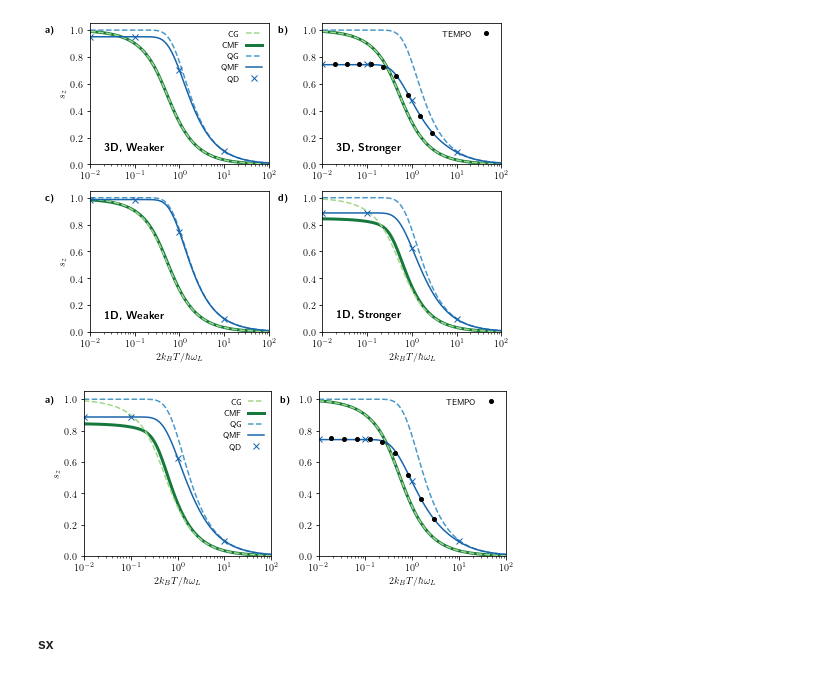
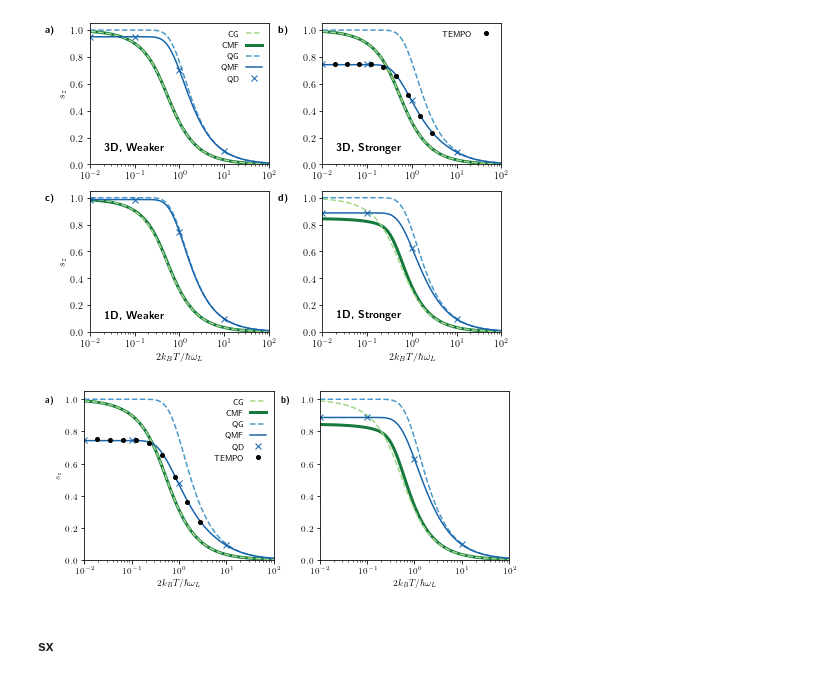
Before and after one commit to quantum-exeter/QuantumSpinDynamics, a Jupyter notebook: plot/plotStatics.ipynb, the cells around one changed output. Saved outputs shown, nothing was run; the diff lists cells and outputs as text; code cells hidden in the pictures.

```diff
--- a/plot/plotStatics.ipynb
+++ b/plot/plotStatics.ipynb
@@ -315,56 +316,55 @@ ocmap = plt.get_cmap('YlGn')
 
 ax[0].set_xlabel("$2k_B T/\hbar\omega_L$")
 ax[1].set_xlabel("$2k_B T/\hbar\omega_L$")
 ax[0].set_ylabel("$s_z$")
 
 for i in [0, 1]:
         ax[i].set_xlim(1.0e-2, 1.0e2)
         ax[i].set_ylim(0.0, 1.05)
 
 def clGibbs(T):
     return(1/np.tanh(1/T) - T)
 
+##### Data 3D ######
+
+## Classical ##
+ax[0].semilogx(dataG_qu[:,0], clGibbs(dataG_qu[:,0]), color=ocmap(0.4), linestyle='--', zorder=1, label='CG') # Gibbs
+ax[0].semilogx(data3D_prmd_cl[:,0], data3D_prmd_cl[:,3], color=ocmap(0.8), linestyle='-', linewidth=3, zorder=0, label='CMF') # MFGS
+
+## Quantum ##
+ax[0].semilogx(dataG_qu[:,0], dataG_qu[:,3], color=bcmap(0.6), linestyle='--', label='QG') # Gibbs
+ax[0].semilogx(data3D_prmd[:,0], data3D_prmd[:,3], color=bcmap(0.8), label='QMF') # MFGS
+ax[0].plot(0.01, 0.745, color=bcmap(0.8), marker='x', linestyle='None', label='QD') # Dynamics
+ax[0].plot(0.1, 0.745, color=bcmap(0.8), marker='x', linestyle='None') # Dynamics
+ax[0].plot(1, 0.476, color=bcmap(0.8), marker='x', linestyle='None') # Dynamics
+ax[0].plot(10, 0.0942, color=bcmap(0.8), marker='x', linestyle='None') # Dynamics
+ax[0].semilogx(data_tempo[:,0], data_tempo[:,1], 'ko', markersize=4, label='TEMPO') # TEMPO
+
 ##### Data 1D ######
 
 ## Classical ##
-ax[0].semilogx(dataG_qu[:,0], clGibbs(dataG_qu[:,0]), color=ocmap(0.4), linestyle='--', zorder=1, label='CG') # Gibbs
-ax[0].semilogx(data1D_pi4_prmd_cl[:,0], data1D_pi4_prmd_cl[:,3], color=ocmap(0.8), linestyle='-', linewidth=3, zorder=0, label='CMF') # MFGS
-
-## Quantum ##
-ax[0].semilogx(dataG_qu[:,0], dataG_qu[:,3], color=bcmap(0.6), linestyle='--', label='QG') # Gibbs
-ax[0].semilogx(data1D_pi4_prmd[:,0], data1D_pi4_prmd[:,3], color=bcmap(0.8), label='QMF') # MFGS
-ax[0].plot(0.01, 0.887, color=bcmap(0.8), marker='x', linestyle='None', label='QD') # Dynamics
-ax[0].plot(0.1, 0.887, color=bcmap(0.8), marker='x', linestyle='None') # Dynamics
-ax[0].plot(1, 0.628, color=bcmap(0.8), marker='x', linestyle='None') # Dynamics
-ax[0].plot(10, 0.0962, color=bcmap(0.8), marker='x', linestyle='None') # Dynamics
-
-##### Data 3D ######
-
-## Classical ##
 ax[1].semilogx(dataG_qu[:,0], clGibbs(dataG_qu[:,0]), color=ocmap(0.4), linestyle='--', zorder=1) # Gibbs
-ax[1].semilogx(data3D_prmd_cl[:,0], data3D_prmd_cl[:,3], color=ocmap(0.8), linestyle='-', linewidth=3, zorder=0) # MFGS
+ax[1].semilogx(data1D_pi4_prmd_cl[:,0], data1D_pi4_prmd_cl[:,3], color=ocmap(0.8), linestyle='-', linewidth=3, zorder=0) # MFGS
 
 ## Quantum ##
 ax[1].semilogx(dataG_qu[:,0], dataG_qu[:,3], color=bcmap(0.6), linestyle='--') # Gibbs
-ax[1].semilogx(data3D_prmd[:,0], data3D_prmd[:,3], color=bcmap(0.8)) # MFGS
-ax[1].plot(0.01, 0.745, color=bcmap(0.8), marker='x', linestyle='None') # Dynamics
-ax[1].plot(0.1, 0.745, color=bcmap(0.8), marker='x', linestyle='None') # Dynamics
-ax[1].plot(1, 0.476, color=bcmap(0.8), marker='x', linestyle='None') # Dynamics
-ax[1].plot(10, 0.0942, color=bcmap(0.8), marker='x', linestyle='None') # Dynamics
-ax[1].semilogx(data_tempo[:,0], data_tempo[:,1], 'ko', markersize=4, label='TEMPO') # TEMPO
+ax[1].semilogx(data1D_pi4_prmd[:,0], data1D_pi4_prmd[:,3], color=bcmap(0.8)) # MFGS
+ax[1].plot(0.01, 0.887, color=bcmap(0.8), marker='x', linestyle='None') # Dynamics
+ax[1].plot(0.1, 0.887, color=bcmap(0.8), marker='x', linestyle='None') # Dynamics
+ax[1].plot(1, 0.628, color=bcmap(0.8), marker='x', linestyle='None') # Dynamics
+ax[1].plot(10, 0.0962, color=bcmap(0.8), marker='x', linestyle='None') # Dynamics
 
 ax[0].text(0.15e-2, 0.98, '\\textbf{a)}')
 ax[1].text(0.15e-2, 0.98, '\\textbf{b)}')
 
 ax[0].legend(ncol=1, loc='upper right', frameon=False, markerfirst=False)
-ax[1].legend(ncol=1, loc='upper right', frameon=False, markerfirst=False)
 
 fig.tight_layout(w_pad = 0.5)
 
 plt.savefig('/Users/charliehogg/Dropbox/PhD/1. 3D Project/Graphs/Paper/sz_T_prmd.pdf', dpi=300) # Export for Mac
 # plt.savefig('C://Users//crh222//Dropbox//PhD//1. 3D Project//Graphs//Paper//sz_T_prmd.pdf', dpi=300) # Export for Windows
 # %% [output]
-[figure, old version]
+[figure, new version]
 # %% [markdown]
 #### sx ####
 # %%
```
Also changed, not shown: parts of 4 cells of this notebook.
